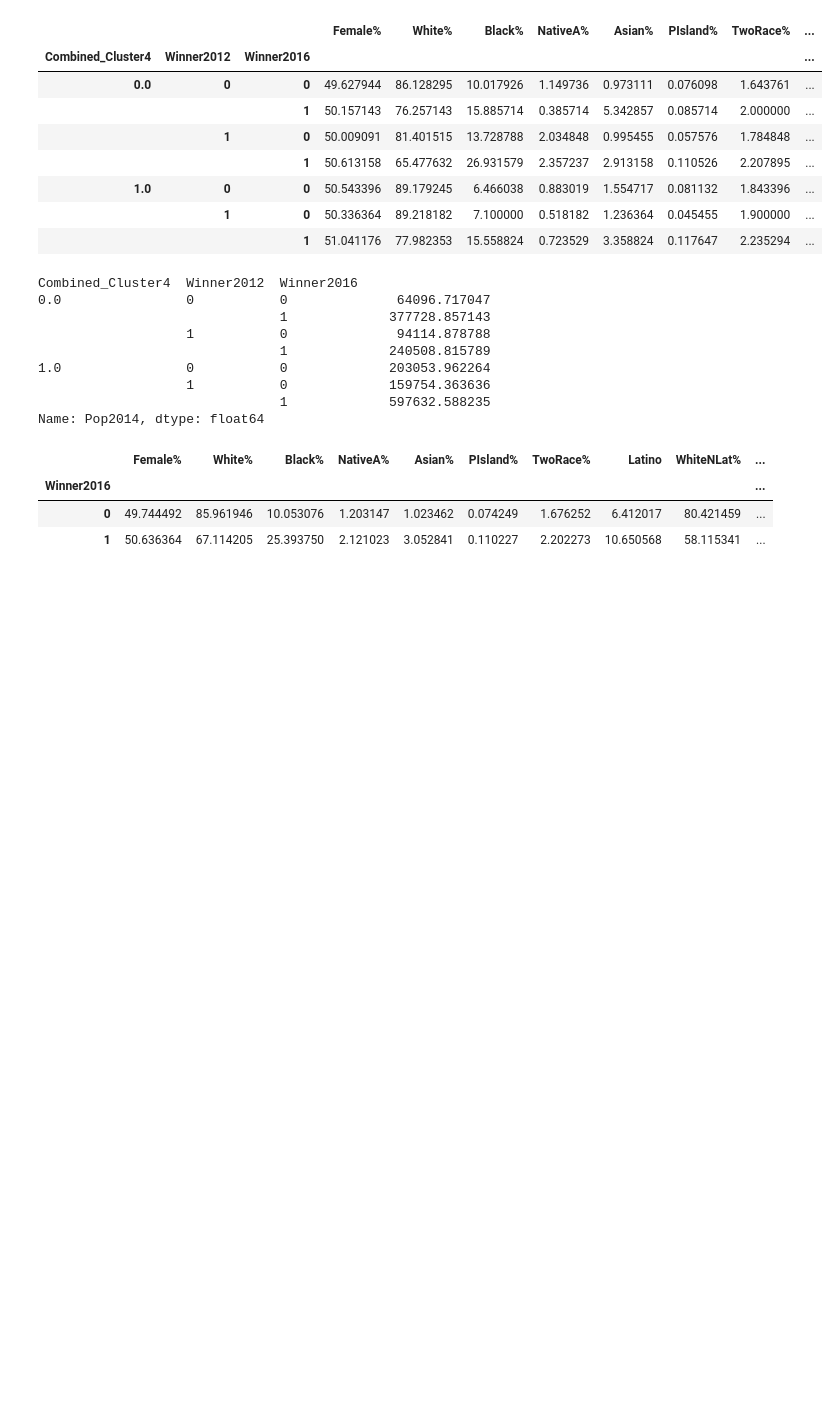
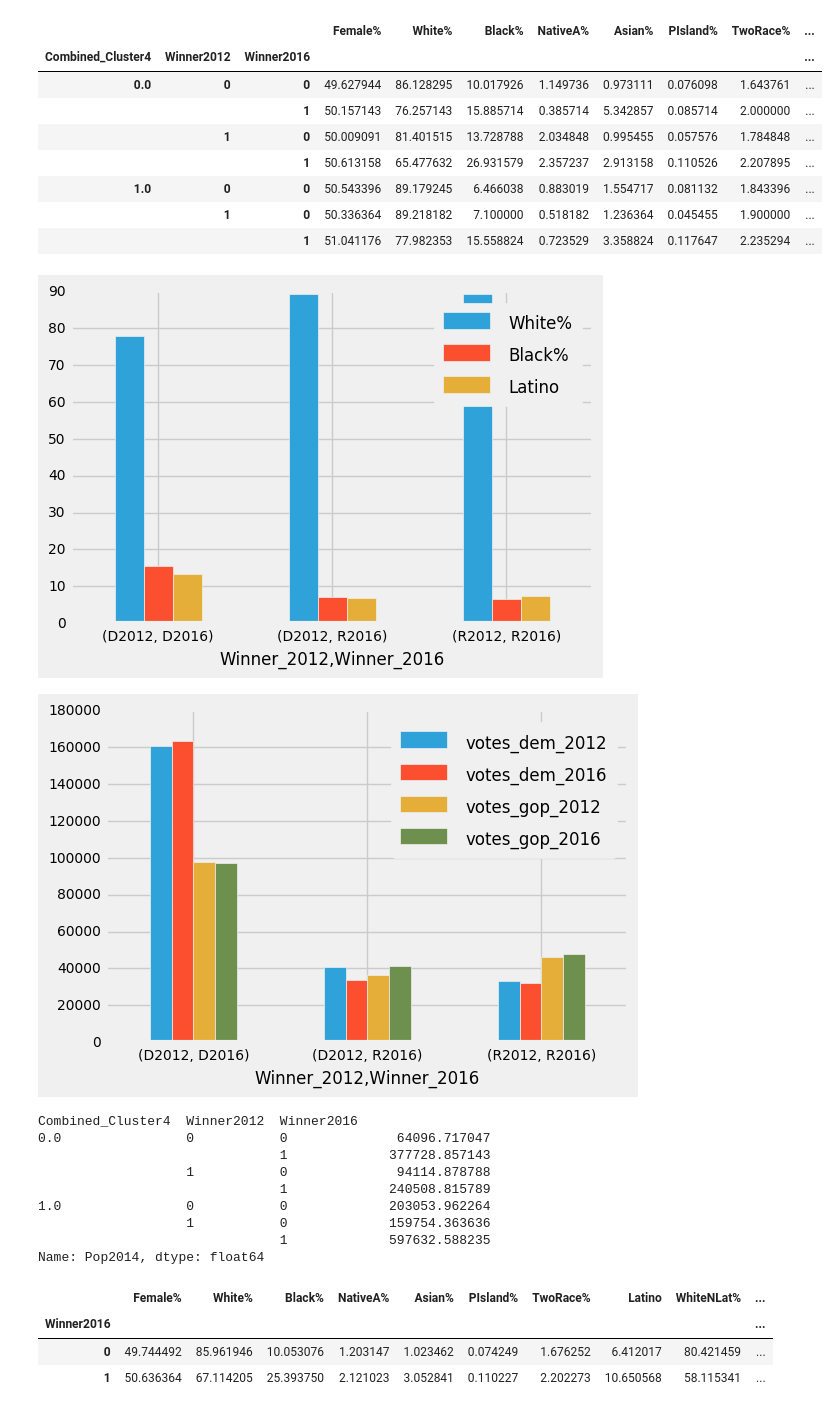
Before and after one commit to cgels/ElectionAnalysis, a Jupyter notebook: OGClassification.ipynb, the cells around one changed output. Saved outputs shown, nothing was run; the diff lists cells and outputs as text; code cells hidden in the pictures; blank space fills up the shorter version.

```diff
--- a/OGClassification.ipynb
+++ b/OGClassification.ipynb
@@ -381,6 +418,13 @@ swingers.groupby(['Combined_Cluster4','Winner2012','Winner2016']).mean()[['Femal
 | 1.0 | 0 | 0 | 50.543396 | 89.179245 | 6.466038 | 0.883019 | 1.554717 | 0.081132 | 1.843396 | ... |
 |  | 1 | 0 | 50.336364 | 89.218182 | 7.100000 | 0.518182 | 1.236364 | 0.045455 | 1.900000 | ... |
 |  |  | 1 | 51.041176 | 77.982353 | 15.558824 | 0.723529 | 3.358824 | 0.117647 | 2.235294 | ... |
+# %%
+with plt.style.context('fivethirtyeight'):
+    swingers[swingers['Combined_Cluster4']==1].groupby(['Winner_2012','Winner_2016']).mean()[['White%','Black%','Latino']].plot(rot=False,kind="bar")
+    swingers[swingers['Combined_Cluster4']==1].groupby(['Winner_2012','Winner_2016']).mean()[['votes_dem_2012','votes_dem_2016','votes_gop_2012','votes_gop_2016']].plot(rot=False,kind="bar")
+# %% [output]
+[figure, added]
+[figure, added]
 # %%
 swingers.groupby(['Winner_2012','Winner_2016']).mean()['Pop2014'].plot(kind="bar",rot=False)
 # %% [output]
```
Also changed, not shown: parts of 11 cells of this notebook, 2 other files.
